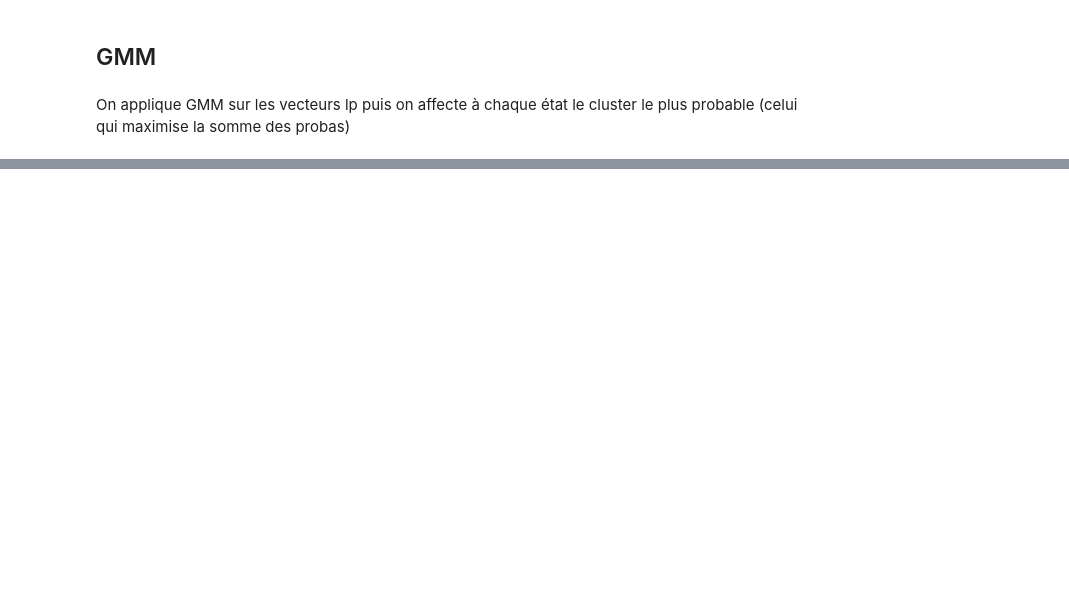
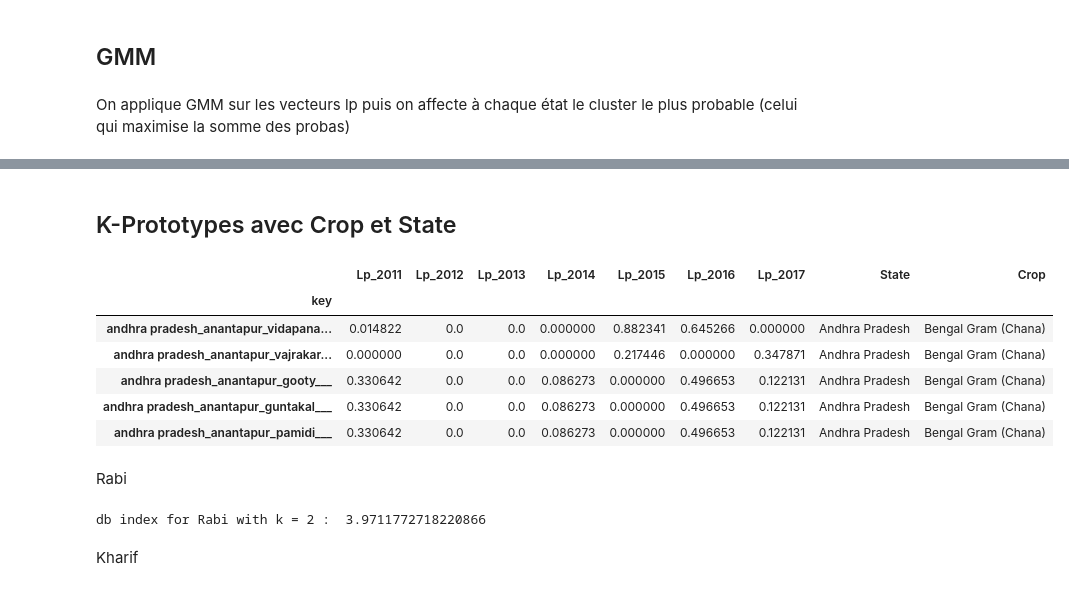
Before and after one commit to amaurylancelin/Datathon, a Jupyter notebook: Code par Pax/Martin/clustering_state_level_only_loss.ipynb, the cells around one changed output, grey strips where cells are left out. Drawn from its saved outputs; the diff is of its cells as text; code cells hidden in the pictures; blank space fills up the shorter version.

Commit message:
clustering state avec crop

```diff
--- a/Code par Pax/Martin/clustering_state_level_only_loss.ipynb
+++ b/Code par Pax/Martin/clustering_state_level_only_loss.ipynb
@@ -238,0 +235,6 @@ db index for Rabi with k = 7 :  2.7126138406162714
+# %%
+l = []
+for state in liste_state_R:
+    cluster = int(data_copy[data_copy["State"] == state]["Cluster"].mean())
+    l.append([state,cluster])
+l
@@ -238,0 +255,18 @@ db index for Rabi with k = 7 :  2.7126138406162714
+# %%
+l = [['Andhra Pradesh', 0],
+ ['Chhattisgarh', 1],
+ ['Gujarat', 0],
+ ['Haryana', 0],
+ ['Karnataka', 1],
+ ['Madhya Pradesh', 1],
+ ['Maharashtra', 0],
+ ['Odisha', 0],
+ ['Rajasthan', 0],
+ ['Tamil Nadu', 0],
+ ['Telangana', 0],
+ ['Uttar Pradesh', 0],
+ ['West Bengal', 0]]
+# %%
+clusters_state_dict = {l[i][0]:l[i][1] for i in range(len(l))}
+labels = [clusters_state_dict[state] for state in data_R_db["State"].to_numpy()]
+davies_bouldin_score(df_R_db_sans_etat, labels)
@@ -239,8 +275,8 @@ db index for Rabi with k = 7 :  2.7126138406162714
 # %%
-n_cluster_max = 6
+n_cluster_max = 10
 score_K_GMM = []
 clusters_K_GMM = []
-n_init = 15
+n_init = 10
 
 for k in range(2,n_cluster_max) :
     nb_clusters_K = k
@@ -265,7 +301,7 @@ for k in range(2,n_cluster_max) :
             clusters_state_dict[state] = clusters_state[i]
         labels = [clusters_state_dict[state] for state in data_K_db["State"].to_numpy()]
 
-        if np.size(np.unique(labels)) > 2:
+        if np.size(np.unique(labels)) > 1 and not(np.size(np.unique(labels))==2 and 1 in np.bincount(clusters_state)):
             #calculating the davies_bouldin_score
             db_index = davies_bouldin_score(df_K_db_sans_etat, labels)
         else:
@@ -284,0 +349,2 @@ db index for Kharif with k = 5 :  10
+# %% [markdown]
+## K-Prototypes avec Crop et State
@@ -284,0 +353,16 @@ db index for Kharif with k = 5 :  10
+# %%
+#data for clustering
+collumns = [f'Lp_{i}' for i in range(2011,2018)] # colonnes : que les lp
+collumns.append("State")
+collumns.append("Crop")
+data_R=regroupe_crop(df_R[collumns])
+data_K=regroupe_crop(df_K[collumns])
+data_R.head()
+# %% [output]
+|  | Lp_2011 | Lp_2012 | Lp_2013 | Lp_2014 | Lp_2015 | Lp_2016 | Lp_2017 | State | Crop |
+| key |  |  |  |  |  |  |  |  |  |
+| andhra pradesh_anantapur_vidapana... | 0.014822 | 0.0 | 0.0 | 0.000000 | 0.882341 | 0.645266 | 0.000000 | Andhra Pradesh | Bengal Gram (Chana) |
+| andhra pradesh_anantapur_vajrakar... | 0.000000 | 0.0 | 0.0 | 0.000000 | 0.217446 | 0.000000 | 0.347871 | Andhra Pradesh | Bengal Gram (Chana) |
+| andhra pradesh_anantapur_gooty___ | 0.330642 | 0.0 | 0.0 | 0.086273 | 0.000000 | 0.496653 | 0.122131 | Andhra Pradesh | Bengal Gram (Chana) |
+| andhra pradesh_anantapur_guntakal___ | 0.330642 | 0.0 | 0.0 | 0.086273 | 0.000000 | 0.496653 | 0.122131 | Andhra Pradesh | Bengal Gram (Chana) |
+| andhra pradesh_anantapur_pamidi___ | 0.330642 | 0.0 | 0.0 | 0.086273 | 0.000000 | 0.496653 | 0.122131 | Andhra Pradesh | Bengal Gram (Chana) |
@@ -284,0 +377,32 @@ db index for Kharif with k = 5 :  10
+# %% [markdown]
+ Rabi
+# %%
+score_R_proto = []
+clusters_R_proto = []
+for i in range(2,8) :
+    nb_clusters_R = i
+    #Clustering with nb_clusters_R clusters
+    kproto = KPrototypes(n_clusters=nb_clusters_R, init='Cao', n_jobs=-1, cat_dissim=categorical_dissimilarity, n_init=1, random_state=1)
+    clusters = kproto.fit_predict(data_R, categorical=categorical_columns)
+
+    #creating the labels for each state
+    new_df = data_R_db.copy(deep=True)
+    new_df['Label'] = clusters
+    new_df['State_Label'] = new_df.groupby(new_df['State'])['Label'].transform(lambda x: x.value_counts().idxmax())
+    #dic_cluster = get_liste_state_cluster_2(clusters,df_R)
+    #labels = [dic_cluster[x] for x in df_R["State"].to_numpy()]
+
+    labels = new_df["State_Label"].to_numpy()
+    clusters_R_proto.append(labels)
+    if np.size(np.unique(labels)) > 1:
+        #calculating the davies_bouldin_score
+        db_index = davies_bouldin_score(data_R_db.drop(columns=["State"]), labels)
+        score_R_proto.append(db_index)
+    else:
+        db_index = 10
+        score_R_proto.append(db_index)
+    print(f"db index for Rabi with k = {nb_clusters_R} : ", db_index)
+# %% [output]
+db index for Rabi with k = 2 :  3.9711772718220866
+# %% [markdown]
+Kharif
```
Also changed, not shown: parts of 13 cells of this notebook, 1 other file.
